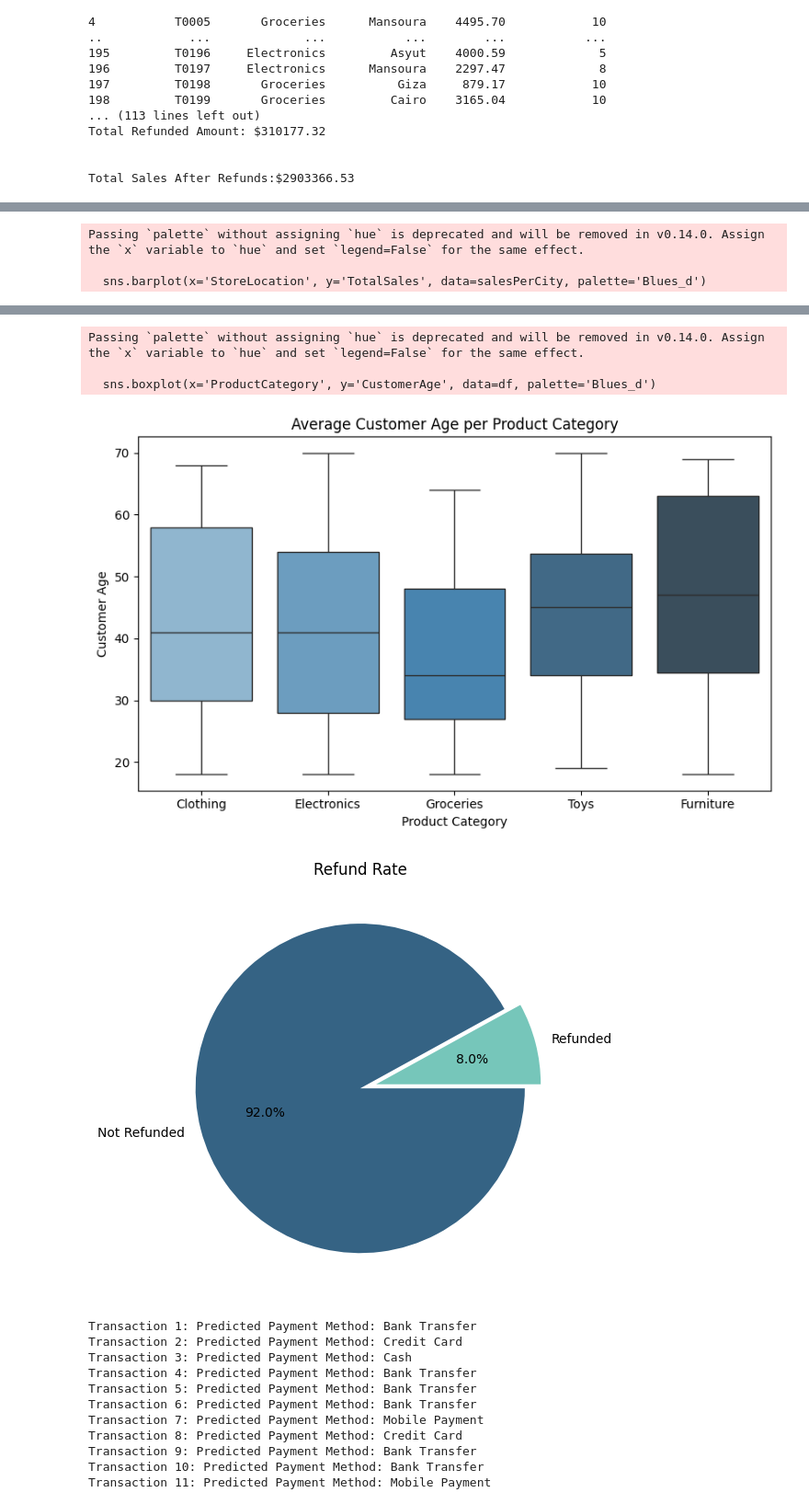
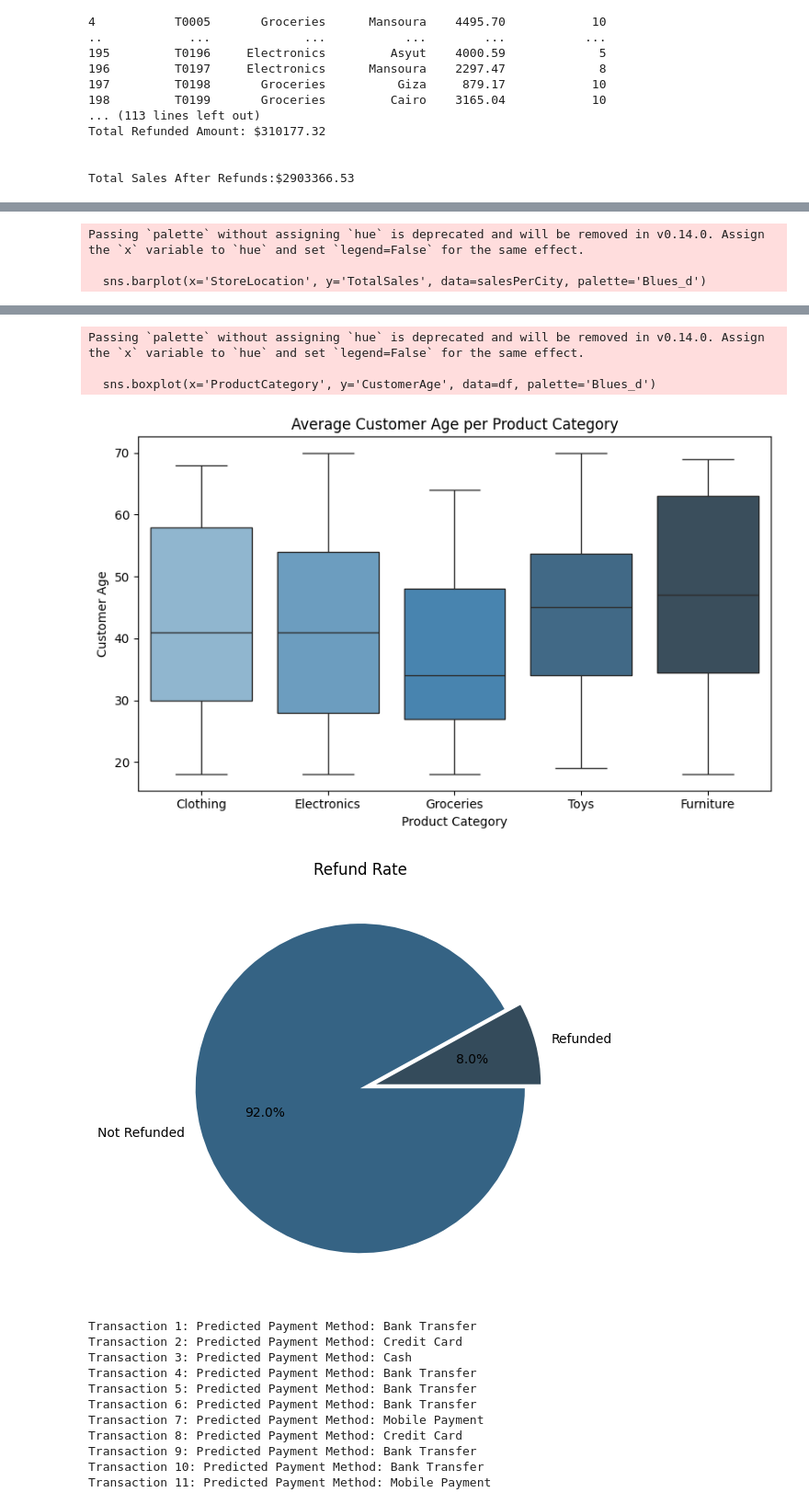
Before and after one commit to Omar-Atwa16/Retail-Sales-Project, a Jupyter notebook: dataScienceProject.ipynb, the cells around one changed output, grey strips where cells are left out. Shown at 92% size. Drawn from its saved outputs; the diff is of its cells as text; code cells hidden in the pictures.

```diff
--- a/dataScienceProject.ipynb
+++ b/dataScienceProject.ipynb
@@ -170,35 +170,35 @@ plt.figure(figsize=(8, 5))
 sns.boxplot(x='ProductCategory', y='CustomerAge', data=df, palette='Blues_d')
 plt.title('Average Customer Age per Product Category')
 plt.xlabel('Product Category')
 plt.ylabel('Customer Age')
 plt.tight_layout()
 plt.show()
 
 # Refunds - Pie Chart
 plt.figure(figsize=(8, 5))
 labels = ['Refunded', 'Not Refunded']
 sizes = [refundCount, numberOfTransactions - refundCount]
-colors = ['#76c6ba', '#356384']
+colors = ['#344b5b', '#356384']
 plt.pie(sizes, labels=labels, autopct='%1.1f%%', colors=colors, explode=(0.1, 0))
 plt.title('Refund Rate')
 plt.tight_layout()
 plt.show()
 # %% [output]
 Passing `palette` without assigning `hue` is deprecated and will be removed in v0.14.0. Assign the `x` variable to `hue` and set `legend=False` for the same effect.
 
   sns.barplot(x='ProductCategory', y='TotalSales', data=salesPerCat, palette='Blues_d')
 [figure]
 Passing `palette` without assigning `hue` is deprecated and will be removed in v0.14.0. Assign the `x` variable to `hue` and set `legend=False` for the same effect.
 
   sns.barplot(x='StoreLocation', y='TotalSales', data=salesPerCity, palette='Blues_d')
 [figure]
 [figure]
 [figure]
 Passing `palette` without assigning `hue` is deprecated and will be removed in v0.14.0. Assign the `x` variable to `hue` and set `legend=False` for the same effect.
 
   sns.boxplot(x='ProductCategory', y='CustomerAge', data=df, palette='Blues_d')
 [figure]
-[figure, old version]
+[figure, new version]
 # %%
 # Model To Predict The Payment Method Based On Product Category And The Total Amount With Complete Data
 
```
Also changed, not shown: parts of 1 cell of this notebook.
